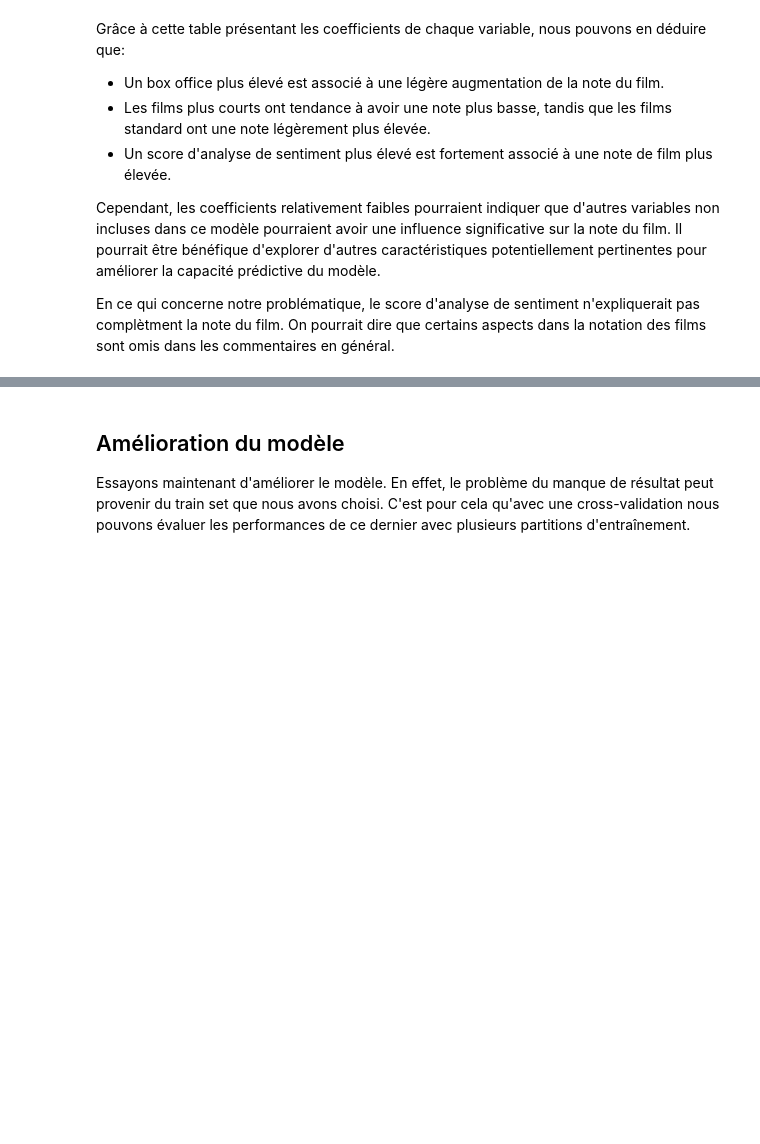
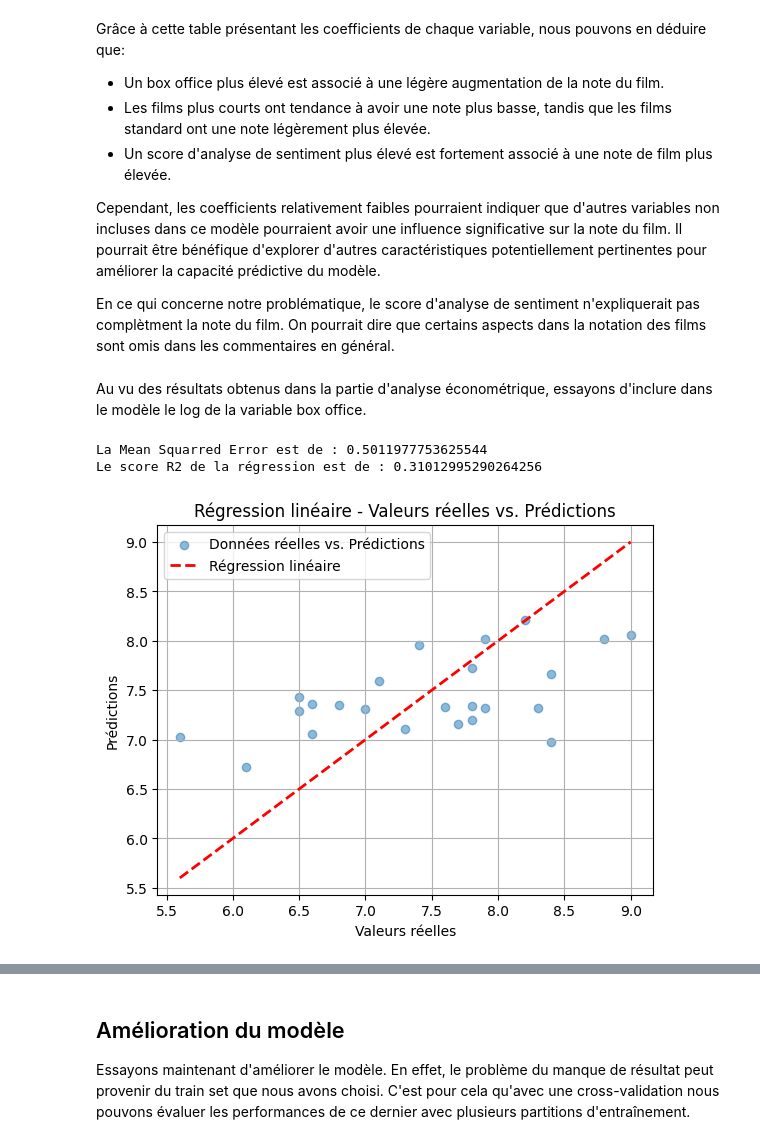
Before and after one commit to LouisArmand0/Projet_Python, a Jupyter notebook: main.ipynb, the cells around one changed output, grey strips where cells are left out. Cells and saved outputs as stored; diff of their text form; code cells hidden in the pictures; blank space fills up the shorter version.

```diff
--- a/main.ipynb
+++ b/main.ipynb
@@ -1335,3 +1336,50 @@ Grâce à cette table présentant les coefficients de chaque variable, nous pouv
 Cependant, les coefficients relativement faibles pourraient indiquer que d'autres variables non incluses dans ce modèle pourraient avoir une influence significative sur la note du film. Il pourrait être bénéfique d'explorer d'autres caractéristiques potentiellement pertinentes pour améliorer la capacité prédictive du modèle.
 
 En ce qui concerne notre problématique, le score d'analyse de sentiment n'expliquerait pas complètment la note du film. On pourrait dire que certains aspects dans la notation des films sont omis dans les commentaires en général.
+# %% [markdown]
+Au vu des résultats obtenus dans la partie d'analyse économétrique, essayons d'inclure dans le modèle le log de la variable box office.
+# %%
+import numpy as np
+movies['log_box_office'] = movies['Box office'].apply(np.log)
+columns = columns = ['Budget', 'log_box_office', 'duree_court', 'duree_moyen', 'sentiment_polarity_blob']
+X_train, X_test, y_train, y_test = train_test_split(movies[columns], movies['Note imdb'], test_size=0.25)
+
+quantitative_data = X_train.select_dtypes(include=['float64', 'int64'])
+scaler = StandardScaler()
+standardized_quantitative = scaler.fit_transform(quantitative_data)
+
+cols = list(quantitative_data.columns)
+X_train[cols] = standardized_quantitative
+X_test[cols] = scaler.transform(X_test[cols])
+
+modele = LinearRegression()
+modele.fit(X_train, y_train)
+
+
+predictions = modele.predict(X_test)
+
+
+mse = mean_squared_error(y_test, predictions)
+r2 = r2_score(y_test, predictions)
+coefficients = modele.coef_
+intercept = modele.intercept_
+
+print("La Mean Squarred Error est de :", mse)
+print("Le score R2 de la régression est de :", r2)
+
+
+plt.scatter(y_test, predictions, alpha=0.5, label='Données réelles vs. Prédictions')
+
+
+plt.plot([min(y_test), max(y_test)], [min(y_test), max(y_test)], 'r--', label='Régression linéaire', linewidth=2)
+
+plt.xlabel('Valeurs réelles')
+plt.ylabel('Prédictions')
+plt.title('Régression linéaire - Valeurs réelles vs. Prédictions')
+plt.legend()
+plt.grid(True)
+plt.show()
+# %% [output]
+La Mean Squarred Error est de : 0.5011977753625544
+Le score R2 de la régression est de : 0.31012995290264256
+[figure, added]
```
Also changed, not shown: parts of 6 cells of this notebook.
